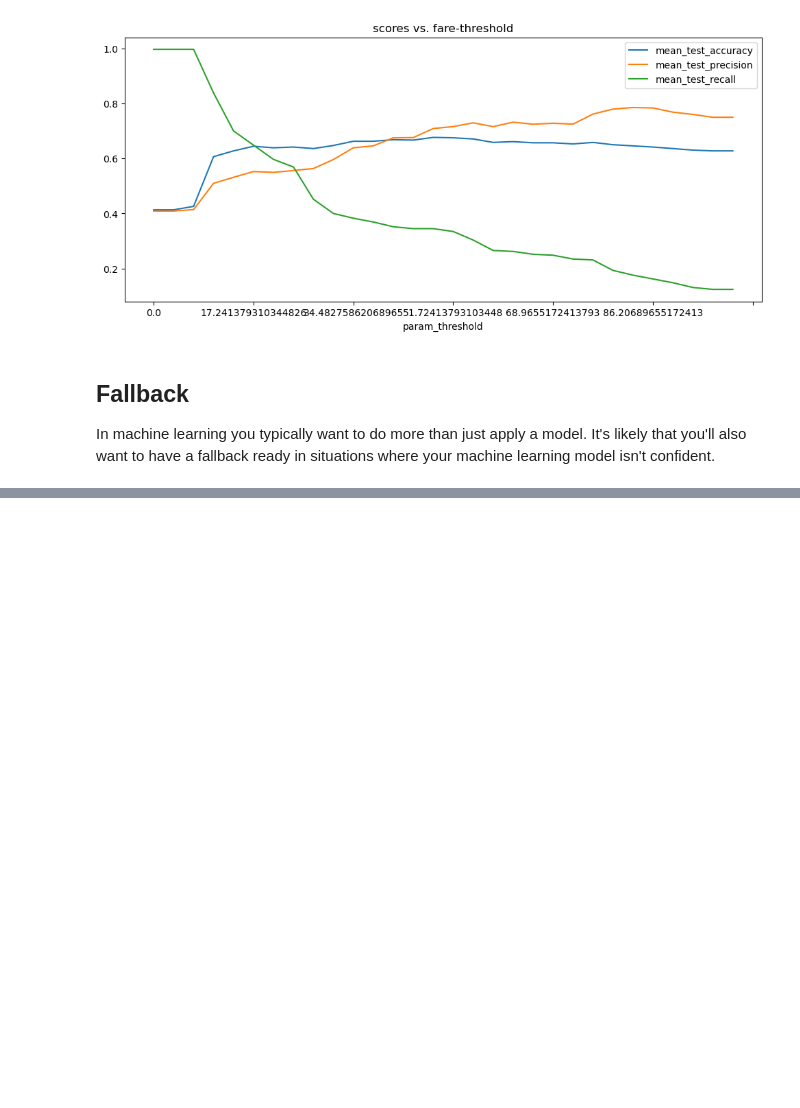
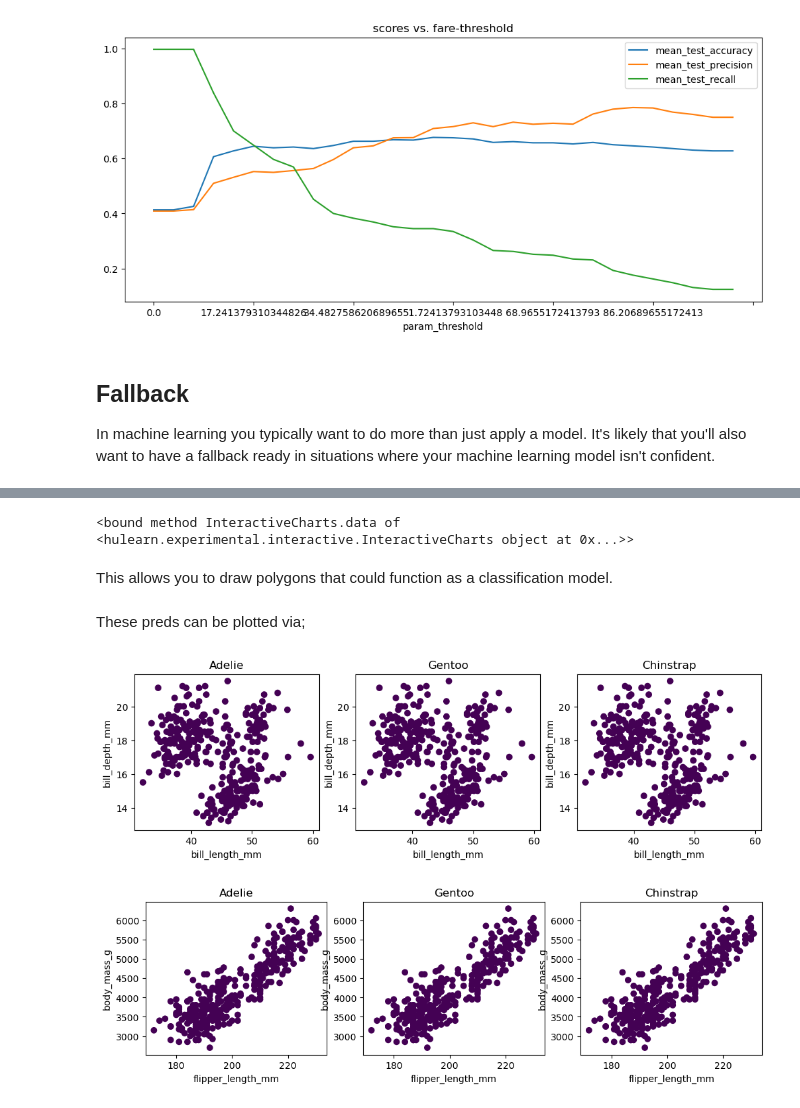
Before and after one commit to muhammadhananbaloch/Machine-Learning-Python, a Jupyter notebook: Scikit Learn/human-learn.ipynb, the cells around one changed output, grey strips where cells are left out. Cells and saved outputs as stored; diff of their text form; code cells hidden in the pictures; blank space fills up the shorter version.

Commit message:
Use the draw function of human learn to visually create the models we need.

```diff
--- a/Scikit Learn/human-learn.ipynb
+++ b/Scikit Learn/human-learn.ipynb
@@ -140,0 +167,46 @@ fallback_model = FunctionClassifier(make_decision, proba_threshold=0.8)
+# %%
+# Run this in a seperate cell.
+clf.add_chart(x="bill_length_mm", y="bill_depth_mm")
+# %%
+# Run this in a seperate cell.
+clf.add_chart(x="flipper_length_mm", y="body_mass_g")
+# %%
+clf.data
+# %% [output]
+<bound method InteractiveCharts.data of <hulearn.experimental.interactive.InteractiveCharts object at 0x...>>
+# %% [markdown]
+This allows you to draw polygons that could function as a classification model.
+# %%
+from hulearn.classification import InteractiveClassifier
+
+model = InteractiveClassifier(json_desc=clf.data())
+# %%
+X, y = df.drop(columns=['species']), df['species']
+# The `.fit(X, y)` is a formality form scikit-learn.
+# It isn't "learning" anything when you run that code.
+preds = model.fit(X, y).predict_proba(X)
+# %% [markdown]
+These preds can be plotted via;
+# %%
+import matplotlib.pylab as plt
+
+plt.figure(figsize=(12, 3))
+for i in range(3):
+    plt.subplot(131 + i)
+    plt.scatter(X['bill_length_mm'], X['bill_depth_mm'], c=preds[:, i])
+    plt.xlabel('bill_length_mm')
+    plt.ylabel('bill_depth_mm')
+    plt.title(model.classes_[i])
+
+import matplotlib.pylab as plt
+
+plt.figure(figsize=(12, 3))
+for i in range(3):
+    plt.subplot(131 + i)
+    plt.scatter(X['flipper_length_mm'], X['body_mass_g'], c=preds[:, i])
+    plt.xlabel('flipper_length_mm')
+    plt.ylabel('body_mass_g')
+    plt.title(model.classes_[i])
+# %% [output]
+[figure, added]
+[figure, added]
```
Also changed, not shown: parts of 7 cells of this notebook.
